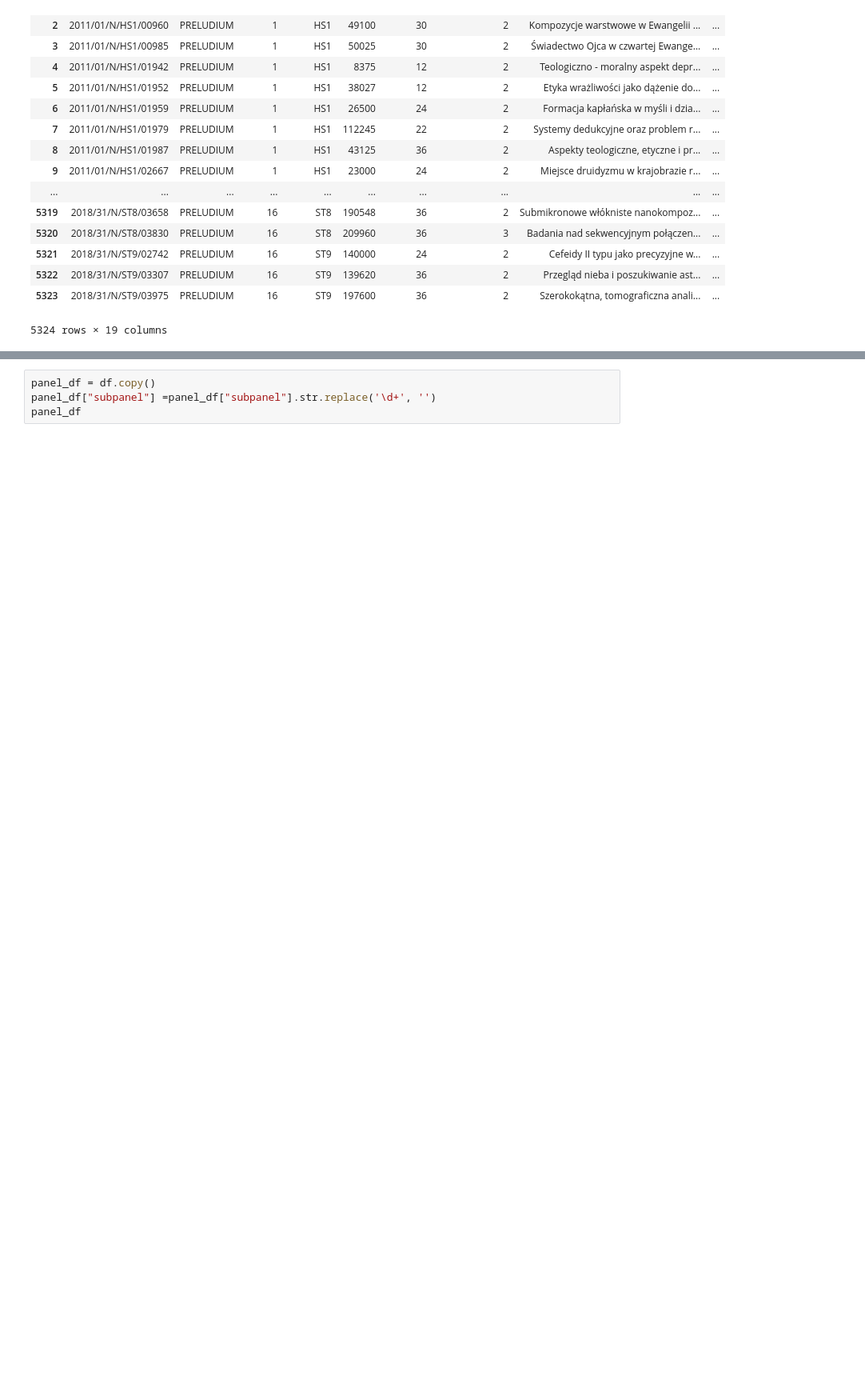
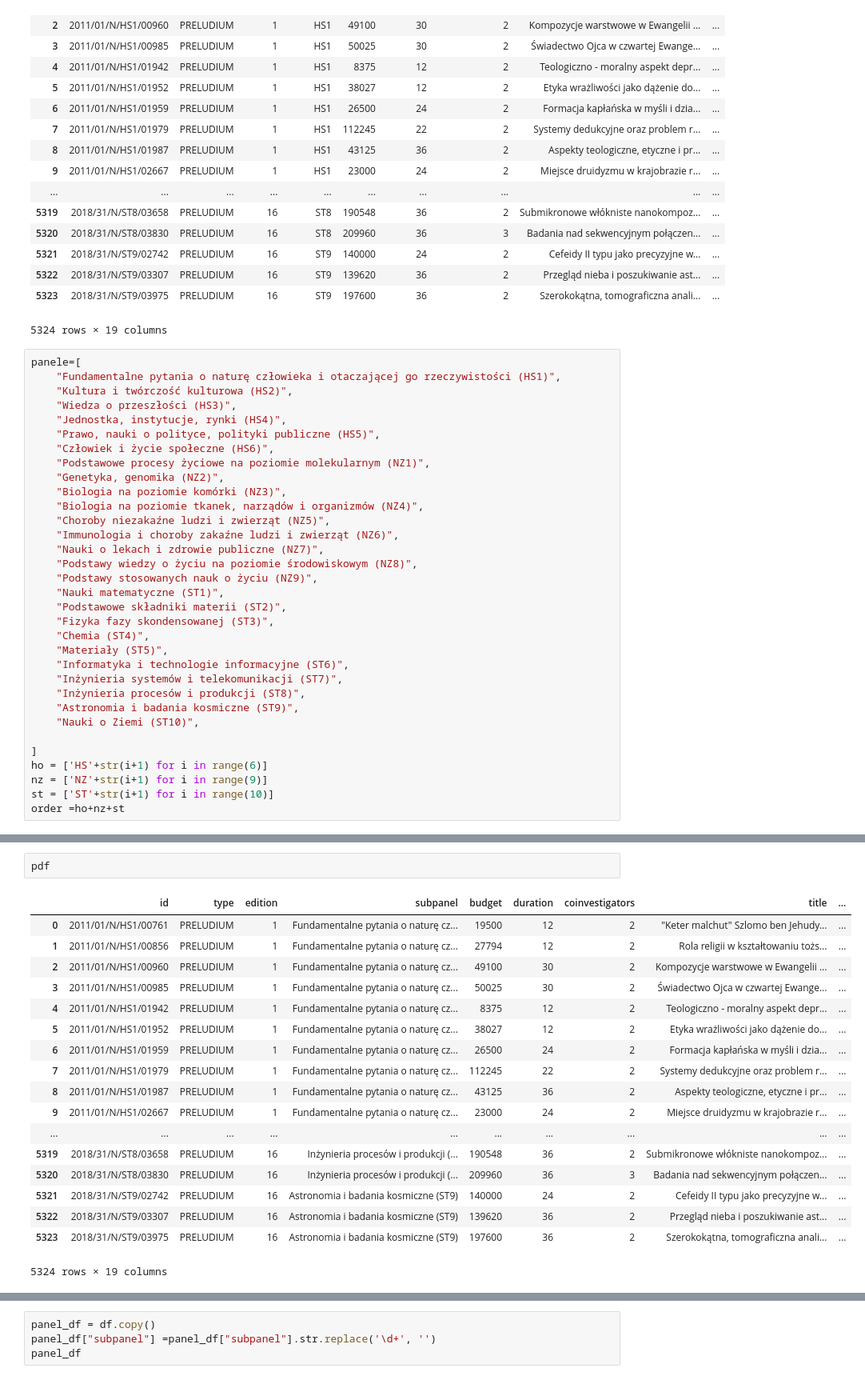
Before and after one commit to wawrzenczyka/WD1, a Jupyter notebook: subpanel/chart.ipynb, the cells around one changed output, grey strips where cells are left out. Shown at 80% size. Cells and saved outputs as stored; diff of their text form; blank space fills up the shorter version.

```diff
--- a/subpanel/chart.ipynb
+++ b/subpanel/chart.ipynb
@@ -25,3 +25,36 @@ df
 | 5322 | 2018/31/N/ST9/03307 | PRELUDIUM | 16 | ST9 | 139620 | 36 | 2 | Przegląd nieba i poszukiwanie ast... | ... |
 | 5323 | 2018/31/N/ST9/03975 | PRELUDIUM | 16 | ST9 | 197600 | 36 | 2 | Szerokokątna, tomograficzna anali... | ... |
 5324 rows × 19 columns
+# %%
+panele=[
+    "Fundamentalne pytania o naturę człowieka i otaczającej go rzeczywistości (HS1)",
+    "Kultura i twórczość kulturowa (HS2)",
+    "Wiedza o przeszłości (HS3)",
+    "Jednostka, instytucje, rynki (HS4)",
+    "Prawo, nauki o polityce, polityki publiczne (HS5)",
+    "Człowiek i życie społeczne (HS6)",
+    "Podstawowe procesy życiowe na poziomie molekularnym (NZ1)",
+    "Genetyka, genomika (NZ2)",
+    "Biologia na poziomie komórki (NZ3)",
+    "Biologia na poziomie tkanek, narządów i organizmów (NZ4)",
+    "Choroby niezakaźne ludzi i zwierząt (NZ5)",
+    "Immunologia i choroby zakaźne ludzi i zwierząt (NZ6)",
+    "Nauki o lekach i zdrowie publiczne (NZ7)",
+    "Podstawy wiedzy o życiu na poziomie środowiskowym (NZ8)",
+    "Podstawy stosowanych nauk o życiu (NZ9)",
+    "Nauki matematyczne (ST1)",
+    "Podstawowe składniki materii (ST2)",
+    "Fizyka fazy skondensowanej (ST3)",
+    "Chemia (ST4)",
+    "Materiały (ST5)",
+    "Informatyka i technologie informacyjne (ST6)",
+    "Inżynieria systemów i telekomunikacji (ST7)",
+    "Inżynieria procesów i produkcji (ST8)",
+    "Astronomia i badania kosmiczne (ST9)",
+    "Nauki o Ziemi (ST10)",
+
+]
+ho = ['HS'+str(i+1) for i in range(6)]
+nz = ['NZ'+str(i+1) for i in range(9)]
+st = ['ST'+str(i+1) for i in range(10)]
+order =ho+nz+st
@@ -28 +105,22 @@ df
+# %%
+pdf
+# %% [output]
+|  | id | type | edition | subpanel | budget | duration | coinvestigators | title | ... |
+| 0 | 2011/01/N/HS1/00761 | PRELUDIUM | 1 | Fundamentalne pytania o naturę cz... | 19500 | 12 | 2 | "Keter malchut" Szlomo ben Jehudy... | ... |
+| 1 | 2011/01/N/HS1/00856 | PRELUDIUM | 1 | Fundamentalne pytania o naturę cz... | 27794 | 12 | 2 | Rola religii w kształtowaniu tożs... | ... |
+| 2 | 2011/01/N/HS1/00960 | PRELUDIUM | 1 | Fundamentalne pytania o naturę cz... | 49100 | 30 | 2 | Kompozycje warstwowe w Ewangelii ... | ... |
+| 3 | 2011/01/N/HS1/00985 | PRELUDIUM | 1 | Fundamentalne pytania o naturę cz... | 50025 | 30 | 2 | Świadectwo Ojca w czwartej Ewange... | ... |
+| 4 | 2011/01/N/HS1/01942 | PRELUDIUM | 1 | Fundamentalne pytania o naturę cz... | 8375 | 12 | 2 | Teologiczno - moralny aspekt depr... | ... |
+| 5 | 2011/01/N/HS1/01952 | PRELUDIUM | 1 | Fundamentalne pytania o naturę cz... | 38027 | 12 | 2 | Etyka wrażliwości jako dążenie do... | ... |
+| 6 | 2011/01/N/HS1/01959 | PRELUDIUM | 1 | Fundamentalne pytania o naturę cz... | 26500 | 24 | 2 | Formacja kapłańska w myśli i dzia... | ... |
+| 7 | 2011/01/N/HS1/01979 | PRELUDIUM | 1 | Fundamentalne pytania o naturę cz... | 112245 | 22 | 2 | Systemy dedukcyjne oraz problem r... | ... |
+| 8 | 2011/01/N/HS1/01987 | PRELUDIUM | 1 | Fundamentalne pytania o naturę cz... | 43125 | 36 | 2 | Aspekty teologiczne, etyczne i pr... | ... |
+| 9 | 2011/01/N/HS1/02667 | PRELUDIUM | 1 | Fundamentalne pytania o naturę cz... | 23000 | 24 | 2 | Miejsce druidyzmu w krajobrazie r... | ... |
+| ... | ... | ... | ... | ... | ... | ... | ... | ... | ... |
+| 5319 | 2018/31/N/ST8/03658 | PRELUDIUM | 16 | Inżynieria procesów i produkcji (... | 190548 | 36 | 2 | Submikronowe włókniste nanokompoz... | ... |
+| 5320 | 2018/31/N/ST8/03830 | PRELUDIUM | 16 | Inżynieria procesów i produkcji (... | 209960 | 36 | 3 | Badania nad sekwencyjnym połączen... | ... |
+| 5321 | 2018/31/N/ST9/02742 | PRELUDIUM | 16 | Astronomia i badania kosmiczne (ST9) | 140000 | 24 | 2 | Cefeidy II typu jako precyzyjne w... | ... |
+| 5322 | 2018/31/N/ST9/03307 | PRELUDIUM | 16 | Astronomia i badania kosmiczne (ST9) | 139620 | 36 | 2 | Przegląd nieba i poszukiwanie ast... | ... |
+| 5323 | 2018/31/N/ST9/03975 | PRELUDIUM | 16 | Astronomia i badania kosmiczne (ST9) | 197600 | 36 | 2 | Szerokokątna, tomograficzna anali... | ... |
+5324 rows × 19 columns
 # %%
```
Also changed, not shown: parts of 4 cells of this notebook, 2 other files.
